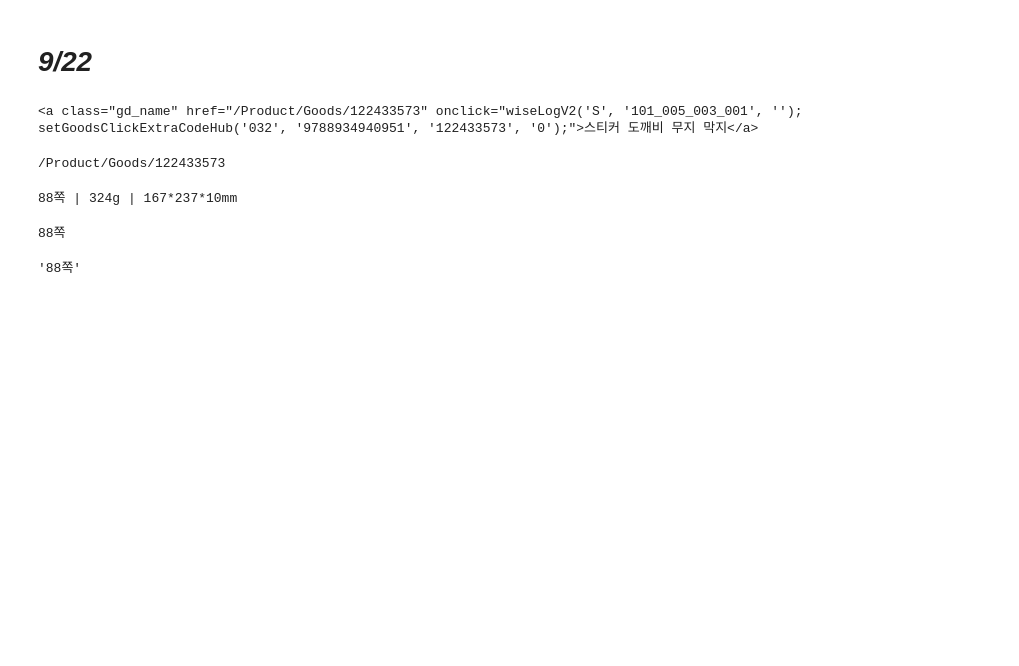
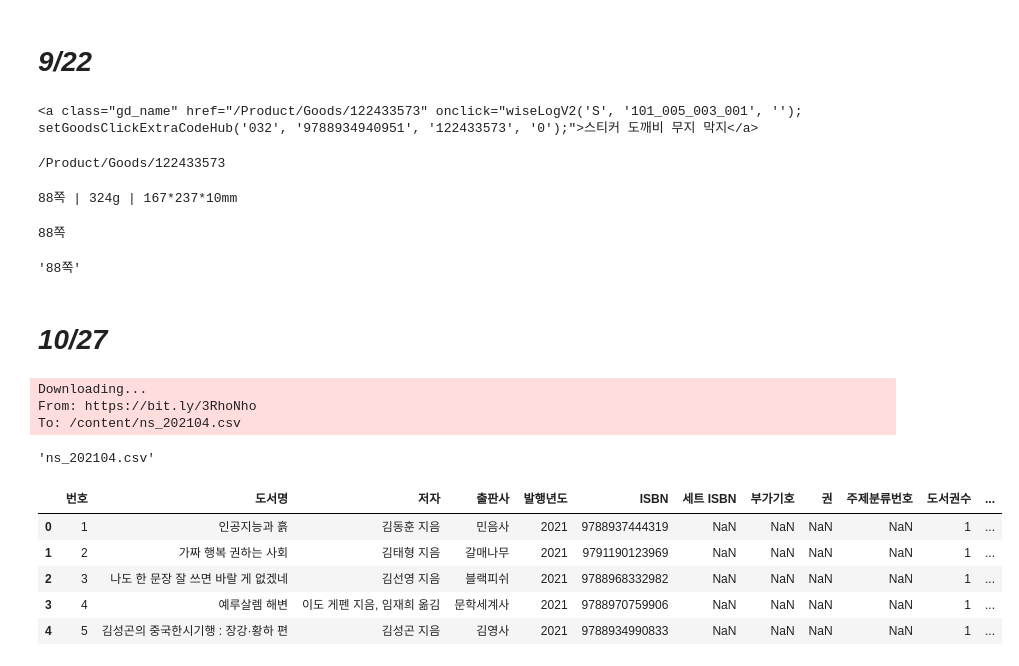
Before and after one commit to twital/006975, a Jupyter notebook: 이게모~지?.ipynb, the cells around one changed output. Cells and saved outputs as stored; diff of their text form; code cells hidden in the pictures; blank space fills up the shorter version.

```diff
--- a/이게모~지?.ipynb
+++ b/이게모~지?.ipynb
@@ -318,3 +282,24 @@ print(page_count)
 top5_with_page_count = pd.merge(top5_book, page_count, left_index=True, right_index=True)
 
 top5_with_page_count
+# %% [markdown]
+# ***10/27***
+# %%
+import gdown
+gdown.download('https://bit.ly/3RhoNho', 'ns_202104.csv', quiet=False)
+# %% [output]
+Downloading...
+From: https://bit.ly/3RhoNho
+To: /content/ns_202104.csv
+'ns_202104.csv'
+# %%
+import pandas as pd
+ns_df = pd.read_csv('ns_202104.csv', low_memory=False)
+ns_df.head()
+# %% [output]
+|  | 번호 | 도서명 | 저자 | 출판사 | 발행년도 | ISBN | 세트 ISBN | 부가기호 | 권 | 주제분류번호 | 도서권수 | ... |
+| 0 | 1 | 인공지능과 흙 | 김동훈 지음 | 민음사 | 2021 | 9788937444319 | NaN | NaN | NaN | NaN | 1 | ... |
+| 1 | 2 | 가짜 행복 권하는 사회 | 김태형 지음 | 갈매나무 | 2021 | 9791190123969 | NaN | NaN | NaN | NaN | 1 | ... |
+| 2 | 3 | 나도 한 문장 잘 쓰면 바랄 게 없겠네 | 김선영 지음 | 블랙피쉬 | 2021 | 9788968332982 | NaN | NaN | NaN | NaN | 1 | ... |
+| 3 | 4 | 예루살렘 해변 | 이도 게펜 지음, 임재희 옮김 | 문학세계사 | 2021 | 9788970759906 | NaN | NaN | NaN | NaN | 1 | ... |
+| 4 | 5 | 김성곤의 중국한시기행 : 장강·황하 편 | 김성곤 지음 | 김영사 | 2021 | 9788934990833 | NaN | NaN | NaN | NaN | 1 | ... |
```
Also changed, not shown: parts of 18 cells of this notebook.
